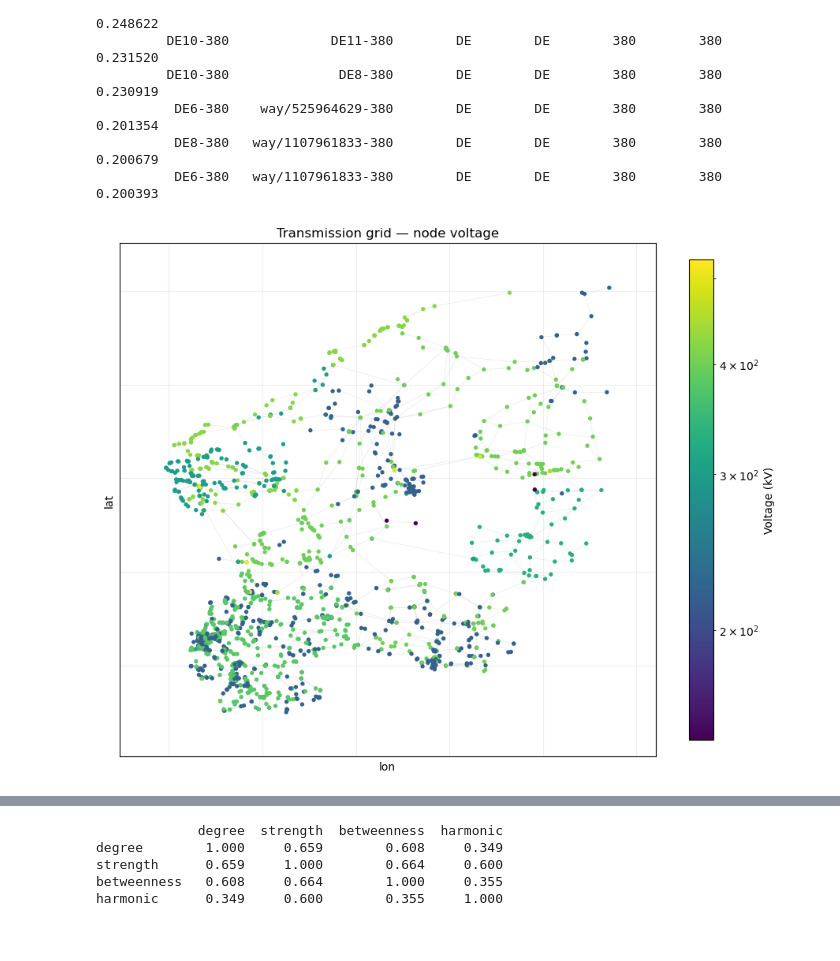
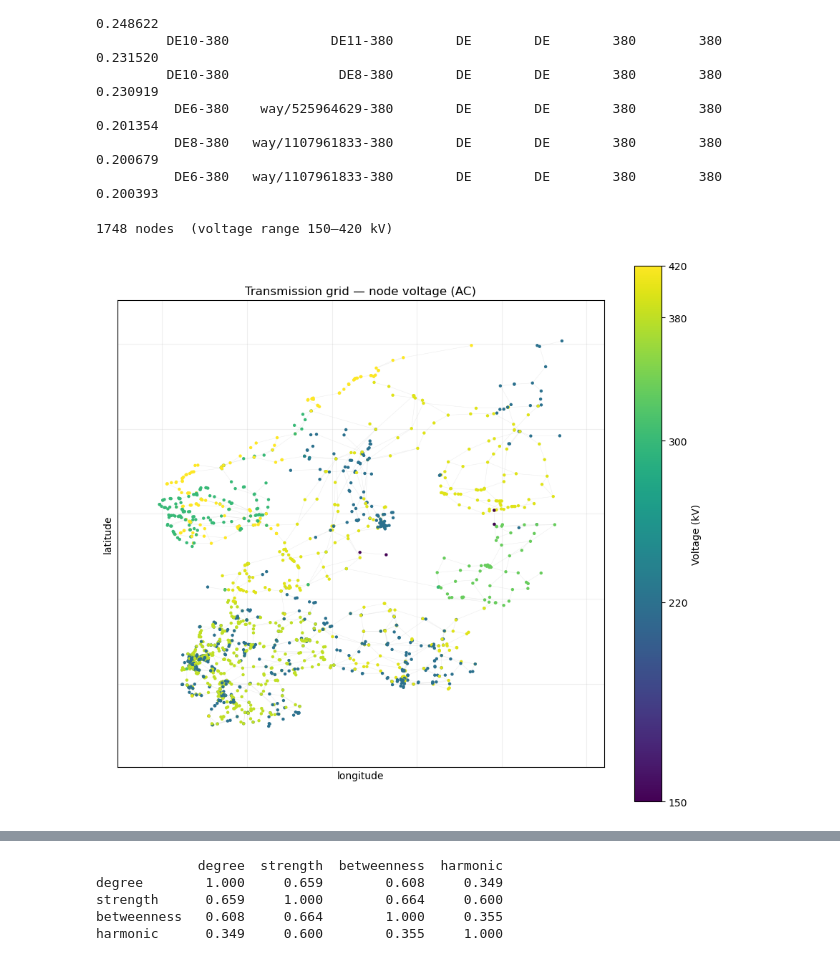
Before and after one commit to edgrobit/2026-NetworkScienceProject, a Jupyter notebook: notebooks/02_eda.ipynb, the cells around one changed output, grey strips where cells are left out. Drawn from its saved outputs; the diff is of its cells as text; code cells hidden in the pictures.

```diff
--- a/notebooks/02_eda.ipynb
+++ b/notebooks/02_eda.ipynb
@@ -223,23 +233,43 @@ way/955268863-380     way/27739871-380        DE        DE        380        380
 # %%
 import matplotlib.colors as mcolors
 
-voltages = np.array([G.nodes[n]["voltage"] for n in G], dtype=float)
-xs = np.array([pos[n][0] for n in G])
-ys = np.array([pos[n][1] for n in G])
+nodes_with_pos = [
+    n for n in G
+    if n in pos
+    and G.nodes[n].get("voltage") is not None
+    and 0 < G.nodes[n]["voltage"] <= 420
+]
+voltages = np.array([G.nodes[n]["voltage"] for n in nodes_with_pos], dtype=float)
+xs = np.array([pos[n][0] for n in nodes_with_pos])
+ys = np.array([pos[n][1] for n in nodes_with_pos])
+print(f"{len(nodes_with_pos)} nodes  "
+      f"(voltage range {voltages.min():.0f}–{voltages.max():.0f} kV)")
 
-fig, ax = plt.subplots(figsize=(9, 9))
-nx.draw_networkx_edges(G, pos, ax=ax, edge_color="lightgray", width=0.4, alpha=0.6)
-sc = ax.scatter(xs, ys, c=voltages, s=8, cmap="viridis",
-                norm=mcolors.LogNorm(vmin=max(voltages.min(), 1), vmax=voltages.max()),
-                zorder=3)
-plt.colorbar(sc, ax=ax, shrink=0.7, label="Voltage (kV)")
-ax.set_title("Transmission grid — node voltage")
-ax.set_xlabel("lon"); ax.set_ylabel("lat")
+fig, ax = plt.subplots(figsize=(9, 11))
+sub = G.subgraph(nodes_with_pos)
+nx.draw_networkx_edges(sub, pos, ax=ax, edge_color="lightgray",
+                       width=0.3, alpha=0.5)
+sc = ax.scatter(
+    xs, ys, c=voltages, s=10, cmap="viridis",
+    norm=mcolors.LogNorm(vmin=voltages.min(), vmax=voltages.max()),
+    edgecolors="none", zorder=3,
+)
+cbar = plt.colorbar(sc, ax=ax, shrink=0.7, label="Voltage (kV)")
+cbar.set_ticks([150, 220, 300, 380, 420])
+cbar.set_ticklabels(["150", "220", "300", "380", "420"])
+cbar.minorticks_off()
+ax.set_title("Transmission grid — node voltage (AC)")
+ax.set_xlabel("longitude"); ax.set_ylabel("latitude")
 ax.set_aspect("equal", adjustable="box")
 ax.grid(True, alpha=0.2)
 plt.tight_layout()
 plt.savefig(ROOT / "results" / "figures" / "voltage_map.png", dpi=200)
 plt.show()
+
+#Voltage map (AC nodes only). HVDC converter nodes (15 at 525 kV) are
+# excluded because they are DC interfaces,
+# not part of the AC voltage layer; they are treated separately in the graph.
 # %% [output]
+1748 nodes  (voltage range 150–420 kV)
-[figure, old version]
+[figure, new version]
 # %%
```
Also changed, not shown: parts of 4 cells of this notebook, 3 other files.
